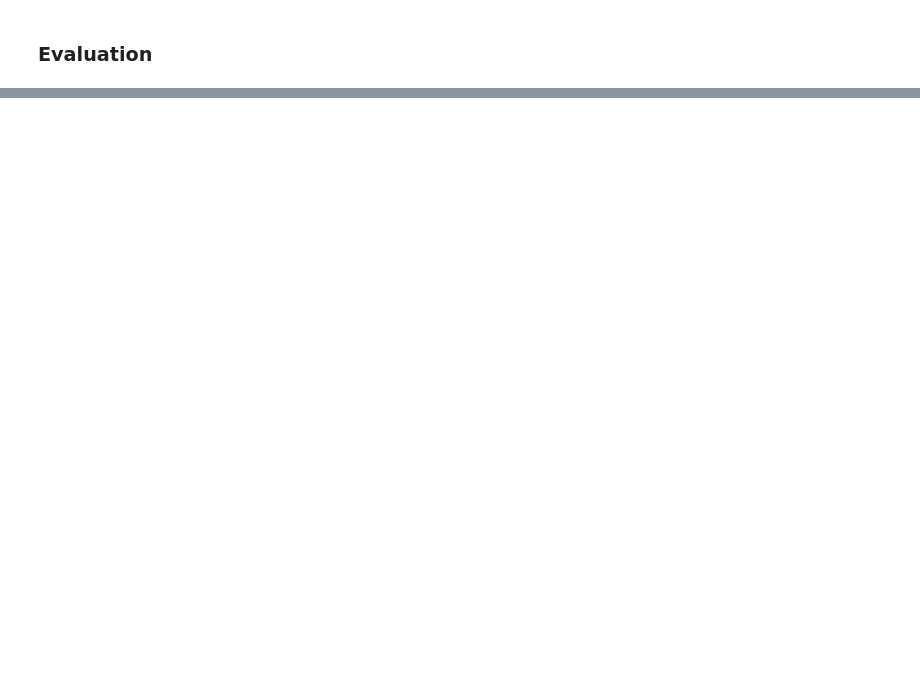
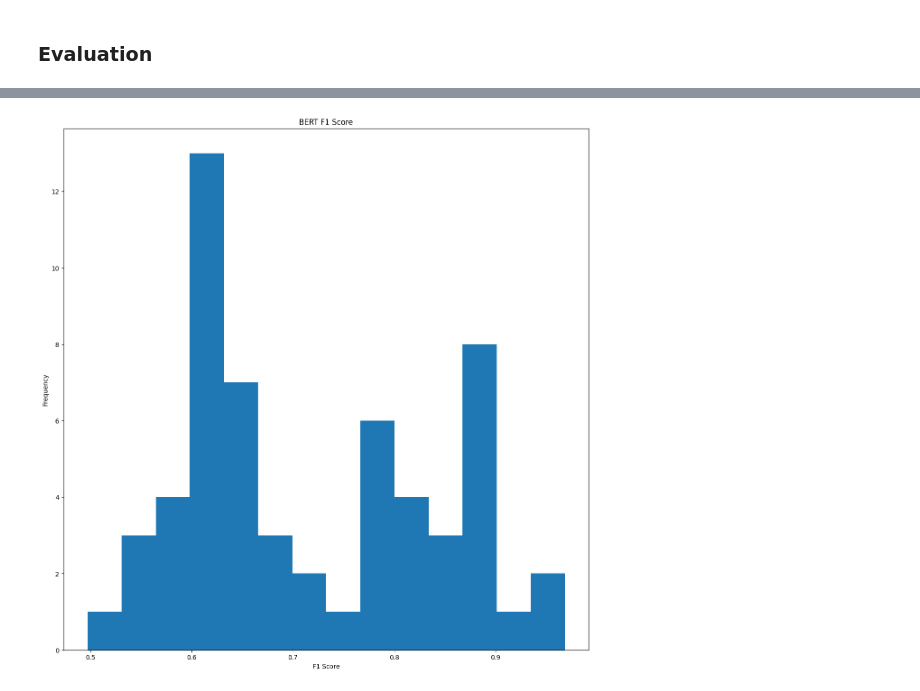
Before and after one commit to carloscalage/tcc, a Jupyter notebook: main.ipynb, the cells around one changed output, grey strips where cells are left out. Drawn from its saved outputs; the diff is of its cells as text; code cells hidden in the pictures; blank space fills up the shorter version.

Commit message:
feat: results plot

```diff
--- a/main.ipynb
+++ b/main.ipynb
@@ -75,12 +75,3 @@ qa_chain = RetrievalQA.from_chain_type(
 )
 # %% [markdown]
 ### Predictions
-# %%
-predictions = []
-
-for question in questions['question']:
-    prediction = qa_chain({"query": question})
-    predictions.append(prediction)
-
-df = pd.DataFrame(predictions)
-questions['prediction'] = df['result']
@@ -124,0 +127,4 @@ questions.to_csv('results.csv', index=False)
+# %%
+questions['bert_f1_score'] = [x.split('tensor(')[3].split('[')[1].split(']')[0] for x in questions['bert_score']]
+# %%
+questions['rougel_score'] = [ast.literal_eval(x)['rouge-l']['f'] for x in questions['rouge_score']]
@@ -124,0 +143,11 @@ questions.to_csv('results.csv', index=False)
+# %%
+questions['bert_f1_score'] = questions['bert_f1_score'].astype(float)
+# %%
+plt.figure(figsize=(15,15))
+plt.hist(questions['bert_f1_score'], bins=14)
+plt.xlabel('F1 Score')
+plt.ylabel('Frequency')
+plt.title('BERT F1 Score')
+plt.show()
+# %% [output]
+[figure, added]
```
Also changed, not shown: parts of 10 cells of this notebook.
